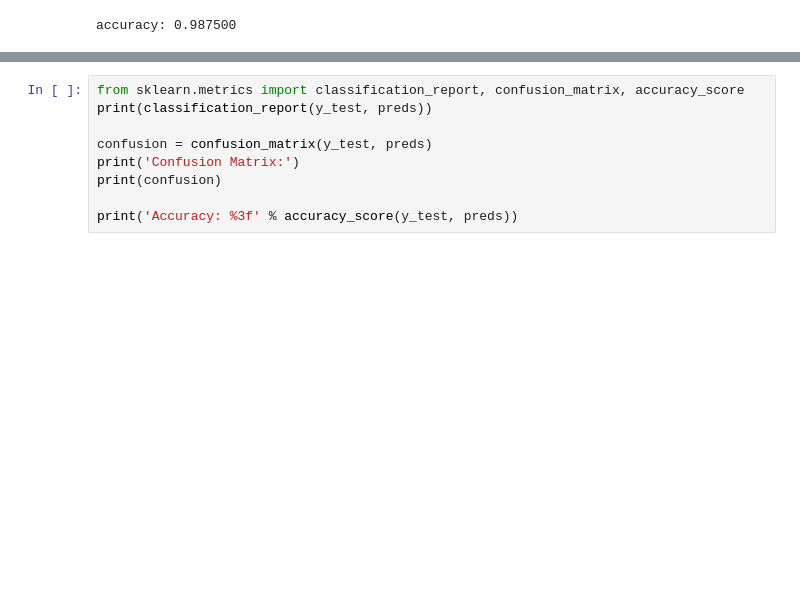
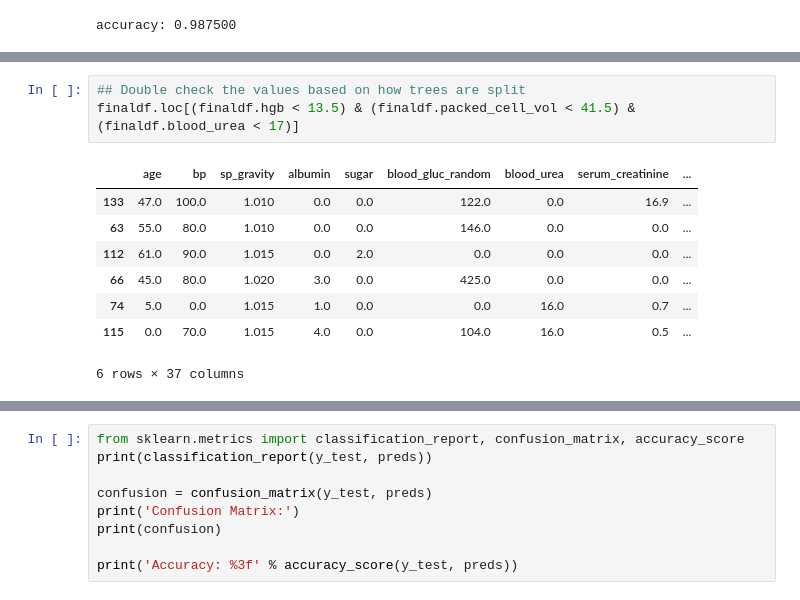
Before and after one commit to yasimk/predict_kidney_disease_XGBoost, a Jupyter notebook: xgboost_kidney_disease_prediction_1.0.ipynb, the cells around one changed output, grey strips where cells are left out. Cells and saved outputs as stored; diff of their text form; blank space fills up the shorter version.

```diff
--- a/xgboost_kidney_disease_prediction_1.0.ipynb
+++ b/xgboost_kidney_disease_prediction_1.0.ipynb
@@ -558,0 +586,12 @@ FOutput.loc[(FOutput.HGB < 13.5) & (FOutput.packed_cell_vol < 41.5) & (FOutput.b
+# %%
+## Double check the values based on how trees are split
+finaldf.loc[(finaldf.hgb < 13.5) & (finaldf.packed_cell_vol < 41.5) & (finaldf.blood_urea < 17)]
+# %% [output]
+|  | age | bp | sp_gravity | albumin | sugar | blood_gluc_random | blood_urea | serum_creatinine | ... |
+| 133 | 47.0 | 100.0 | 1.010 | 0.0 | 0.0 | 122.0 | 0.0 | 16.9 | ... |
+| 63 | 55.0 | 80.0 | 1.010 | 0.0 | 0.0 | 146.0 | 0.0 | 0.0 | ... |
+| 112 | 61.0 | 90.0 | 1.015 | 0.0 | 2.0 | 0.0 | 0.0 | 0.0 | ... |
+| 66 | 45.0 | 80.0 | 1.020 | 3.0 | 0.0 | 425.0 | 0.0 | 0.0 | ... |
+| 74 | 5.0 | 0.0 | 1.015 | 1.0 | 0.0 | 0.0 | 16.0 | 0.7 | ... |
+| 115 | 0.0 | 70.0 | 1.015 | 4.0 | 0.0 | 104.0 | 16.0 | 0.5 | ... |
+6 rows × 37 columns
```
Also changed, not shown: parts of 11 cells of this notebook.
